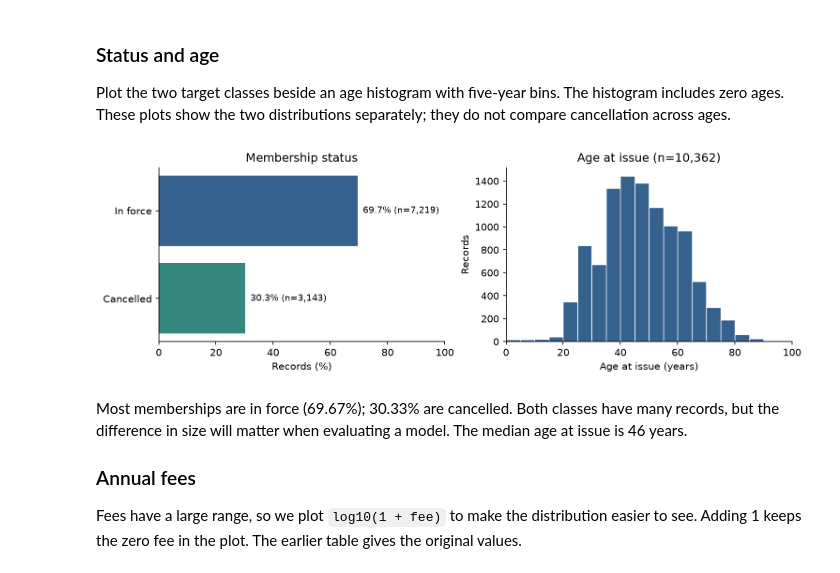
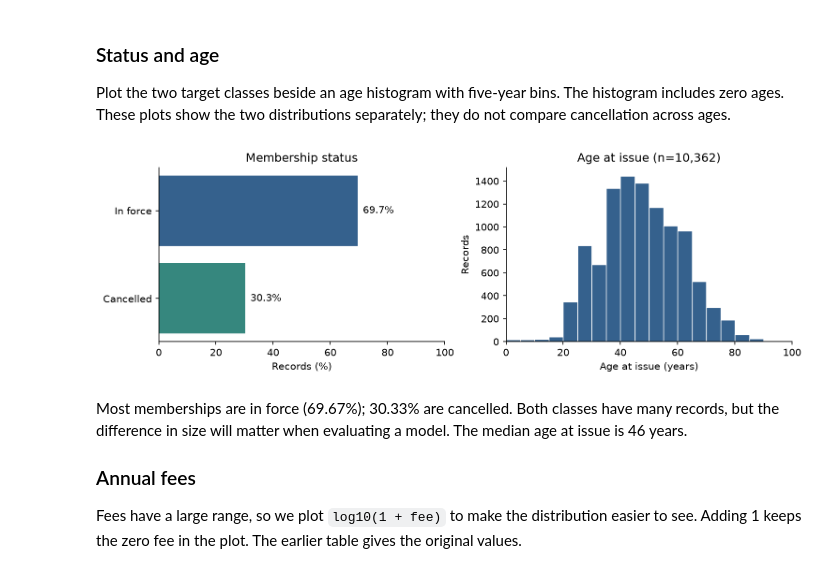
Before and after one commit to yazdanzv/machine-learning-exercise0, a Jupyter notebook: work/membershipwoes.ipynb, the cells around one changed output. Saved outputs shown, nothing was run; the diff lists cells and outputs as text; code cells hidden in the pictures.

```diff
--- a/work/membershipwoes.ipynb
+++ b/work/membershipwoes.ipynb
@@ -46,14 +43,7 @@ We shorten the two date column names and leave missing values as they are.
 # %%
 url = 'https://www.openml.org/data/v1/download/22106810/MembershipWoes.arff'
-with urlopen(url, timeout=90) as response:
-    source_bytes = response.read()
-assert hashlib.sha256(source_bytes).hexdigest() == '9ad9025f277f3e92fddaa09a3e2ec95f33b57f45c2c81d6741db558ccff6bdfc'
-source = arff.loads(source_bytes.decode('utf-8'))
-df = pd.DataFrame(source['data'], columns=[a[0] for a in source['attributes']])
-# The source includes the date format in these two column names.
-date_columns = [column for column in df.columns if column.startswith(('START_DATE', 'END_DATE'))]
-df = df.rename(columns=dict(zip(date_columns, ['START_DATE', 'END_DATE'])))
-assert df.shape == (10362, 15)
+source = arff.loads(urlopen(url).read().decode())
+df = pd.DataFrame(source['data'], columns=[name.split()[0] for name, kind in source['attributes']])
 print(f'{len(df):,} records, {df.shape[1] - 1} non-target columns, 1 target')
 # %% [output]
 10,362 records, 14 non-target columns, 1 target
@@ -164,20 +152,18 @@ The histogram includes zero ages. These plots show the two distributions
 separately; they do not compare cancellation across ages.
 # %%
 fig, axes = plt.subplots(1, 2, figsize=(10, 3.2), layout='constrained')
-percent = class_table['Percent']
-bars = axes[0].barh(['In force', 'Cancelled'], percent, color=[BLUE, TEAL])
-axes[0].bar_label(bars, labels=[f'{p:.1f}% (n={n:,})' for p, n in
-                              zip(percent, class_counts)], padding=5, fontsize=9)
+bars = axes[0].barh(['In force', 'Cancelled'], class_table['Percent'], color=[BLUE, TEAL])
+axes[0].bar_label(bars, fmt='%.1f%%', padding=5)
 axes[0].set(xlim=(0, 100), xlabel='Records (%)', title='Membership status')
 axes[0].invert_yaxis()
 age_bins = np.arange(0, 101, 5)
 axes[1].hist(df['MEMBER_AGE_AT_ISSUE'], bins=age_bins, color=BLUE,
              edgecolor='white', linewidth=0.7)
 axes[1].set(xlabel='Age at issue (years)', ylabel='Records',
             title=f'Age at issue (n={len(df):,})', xlim=(0, 100))
 plt.show()
 # %% [output]
-[figure, old version]
+[figure, new version]
 # %% [markdown]
 Most memberships are in force (69.67%); 30.33% are cancelled. Both classes have
 many records, but the difference in size will matter when evaluating a model.
```
Also changed, not shown: parts of 9 cells of this notebook, 4 other files.
